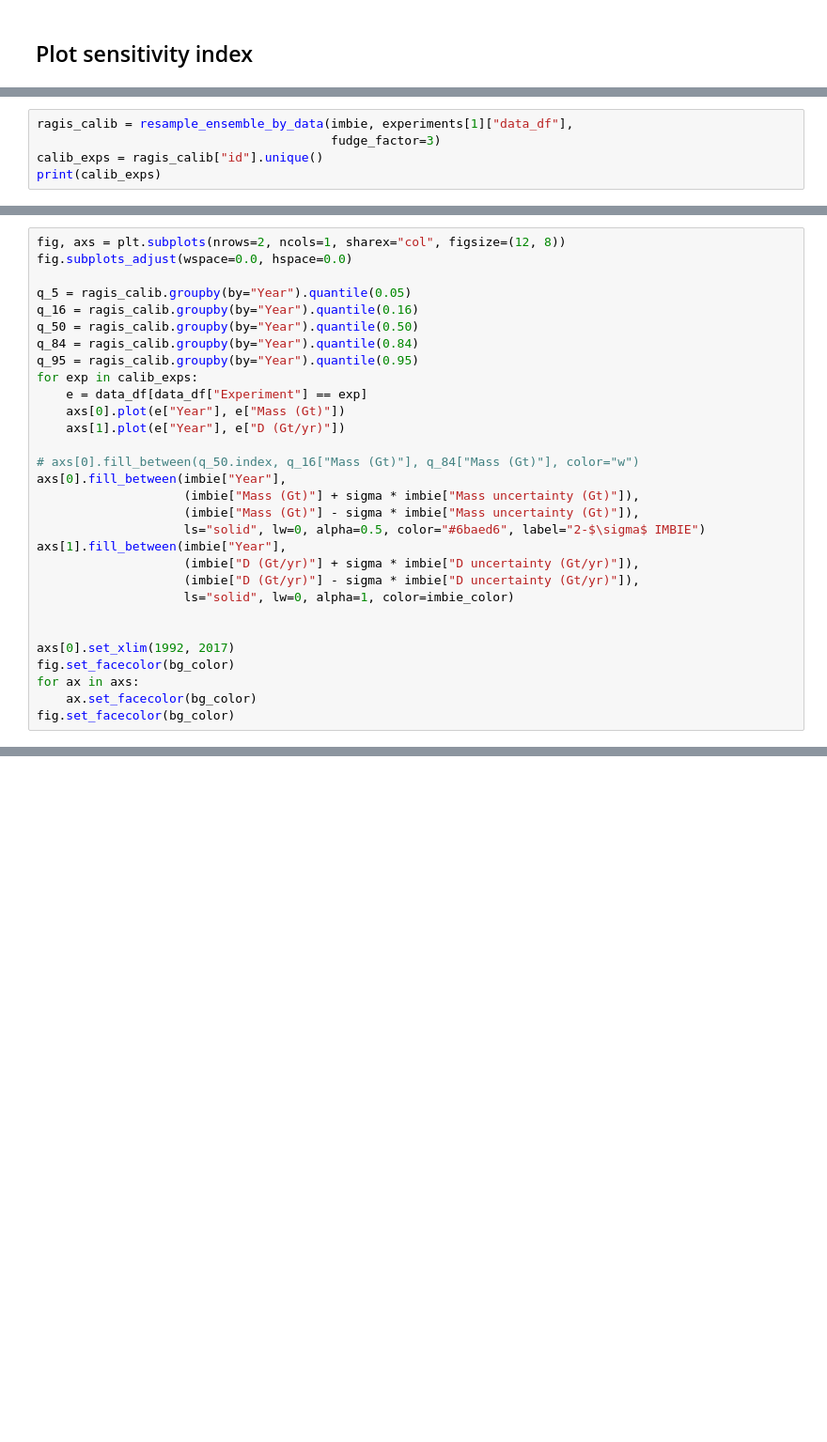
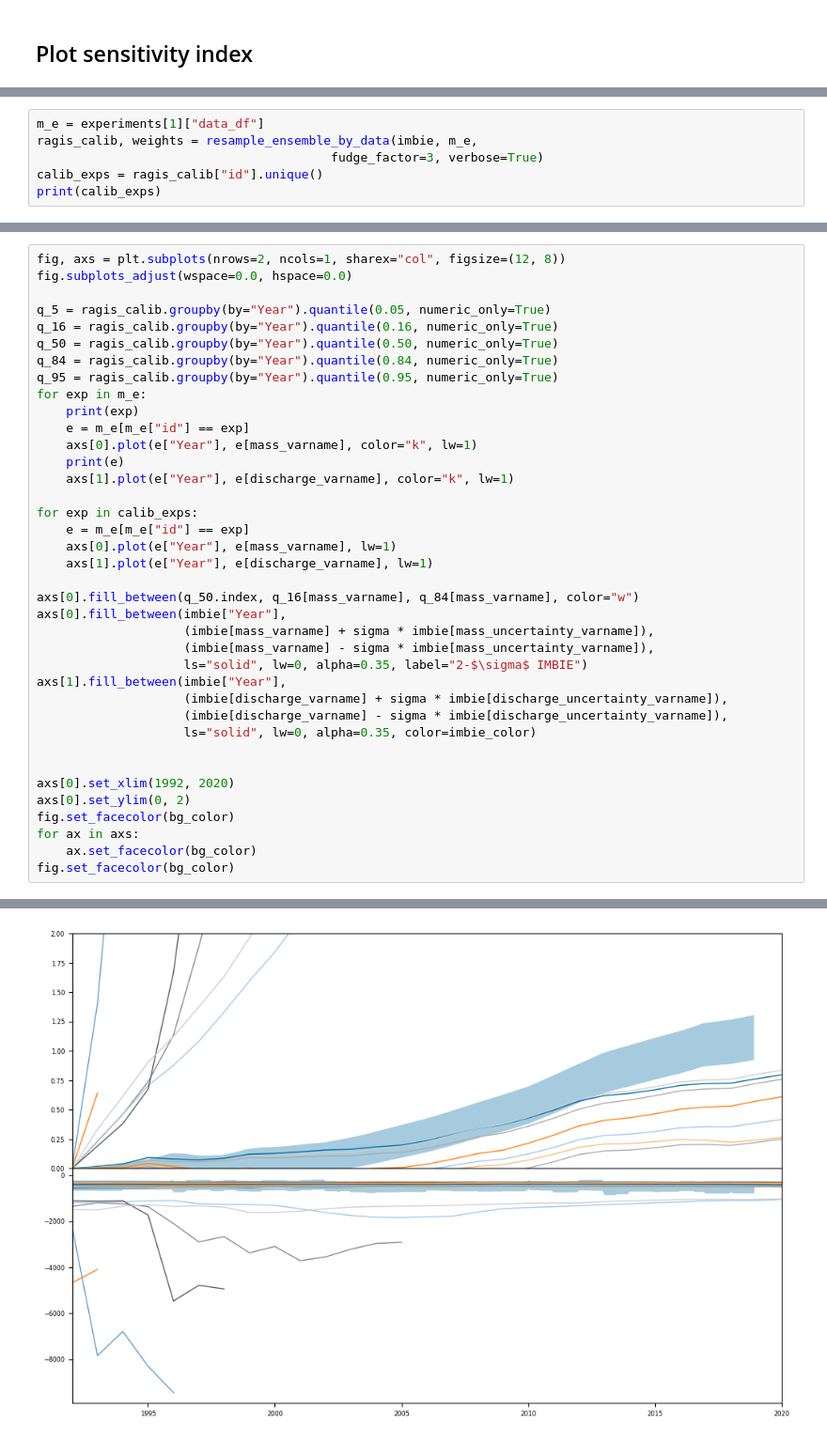
Before and after one commit to pism/pism-ragis, a Jupyter notebook: notebooks/analyze_hincasts.ipynb, the cells around one changed output, grey strips where cells are left out. Shown at 94% size. Saved outputs shown, nothing was run; the diff lists cells and outputs as text; blank space fills up the shorter version.

```diff
--- a/notebooks/analyze_hincasts.ipynb
+++ b/notebooks/analyze_hincasts.ipynb
@@ -307,5 +471,6 @@ for e in experiments:
 # %%
-ragis_calib = resample_ensemble_by_data(imbie, experiments[1]["data_df"],
-                                        fudge_factor=3)
+m_e = experiments[1]["data_df"]
+ragis_calib, weights = resample_ensemble_by_data(imbie, m_e,
+                                        fudge_factor=3, verbose=True)
 calib_exps = ragis_calib["id"].unique()
 print(calib_exps)
@@ -313,29 +496,38 @@ print(calib_exps)
 fig, axs = plt.subplots(nrows=2, ncols=1, sharex="col", figsize=(12, 8))
 fig.subplots_adjust(wspace=0.0, hspace=0.0)
 
-q_5 = ragis_calib.groupby(by="Year").quantile(0.05)
-q_16 = ragis_calib.groupby(by="Year").quantile(0.16)
-q_50 = ragis_calib.groupby(by="Year").quantile(0.50)
-q_84 = ragis_calib.groupby(by="Year").quantile(0.84)
-q_95 = ragis_calib.groupby(by="Year").quantile(0.95)
+q_5 = ragis_calib.groupby(by="Year").quantile(0.05, numeric_only=True)
+q_16 = ragis_calib.groupby(by="Year").quantile(0.16, numeric_only=True)
+q_50 = ragis_calib.groupby(by="Year").quantile(0.50, numeric_only=True)
+q_84 = ragis_calib.groupby(by="Year").quantile(0.84, numeric_only=True)
+q_95 = ragis_calib.groupby(by="Year").quantile(0.95, numeric_only=True)
+for exp in m_e:
+    print(exp)
+    e = m_e[m_e["id"] == exp]
+    axs[0].plot(e["Year"], e[mass_varname], color="k", lw=1)
+    print(e)
+    axs[1].plot(e["Year"], e[discharge_varname], color="k", lw=1)
+
 for exp in calib_exps:
-    e = data_df[data_df["Experiment"] == exp]
-    axs[0].plot(e["Year"], e["Mass (Gt)"])
-    axs[1].plot(e["Year"], e["D (Gt/yr)"])
+    e = m_e[m_e["id"] == exp]
+    axs[0].plot(e["Year"], e[mass_varname], lw=1)
+    axs[1].plot(e["Year"], e[discharge_varname], lw=1)
 
-# axs[0].fill_between(q_50.index, q_16["Mass (Gt)"], q_84["Mass (Gt)"], color="w")
+axs[0].fill_between(q_50.index, q_16[mass_varname], q_84[mass_varname], color="w")
 axs[0].fill_between(imbie["Year"],
-                    (imbie["Mass (Gt)"] + sigma * imbie["Mass uncertainty (Gt)"]),
-                    (imbie["Mass (Gt)"] - sigma * imbie["Mass uncertainty (Gt)"]),
-                    ls="solid", lw=0, alpha=0.5, color="#6baed6", label="2-$\sigma$ IMBIE")
+                    (imbie[mass_varname] + sigma * imbie[mass_uncertainty_varname]),
+                    (imbie[mass_varname] - sigma * imbie[mass_uncertainty_varname]),
+                    ls="solid", lw=0, alpha=0.35, label="2-$\sigma$ IMBIE")
 axs[1].fill_between(imbie["Year"],
-                    (imbie["D (Gt/yr)"] + sigma * imbie["D uncertainty (Gt/yr)"]),
-                    (imbie["D (Gt/yr)"] - sigma * imbie["D uncertainty (Gt/yr)"]),
-                    ls="solid", lw=0, alpha=1, color=imbie_color)
+                    (imbie[discharge_varname] + sigma * imbie[discharge_uncertainty_varname]),
+                    (imbie[discharge_varname] - sigma * imbie[discharge_uncertainty_varname]),
+                    ls="solid", lw=0, alpha=0.35, color=imbie_color)
 
 
-axs[0].set_xlim(1992, 2017)
+axs[0].set_xlim(1992, 2020)
+axs[0].set_ylim(0, 2)
 fig.set_facecolor(bg_color)
 for ax in axs:
     ax.set_facecolor(bg_color)
 fig.set_facecolor(bg_color)
+# %% [output]
@@ -341,0 +551 @@ fig.set_facecolor(bg_color)
+[figure, added]
```
Also changed, not shown: parts of 19 cells of this notebook, 7 other files.
